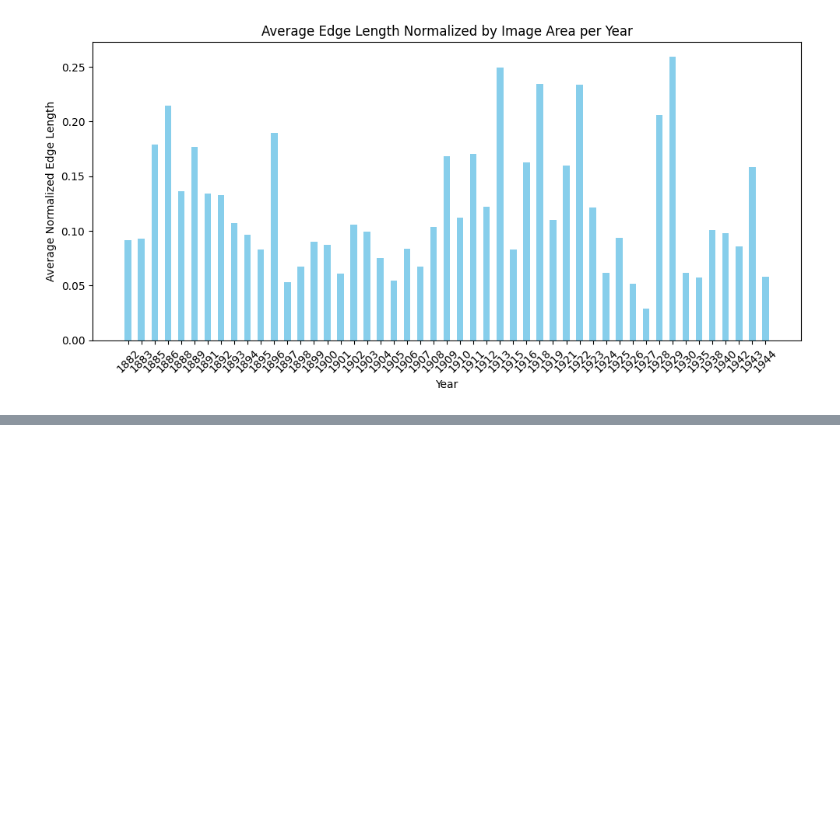
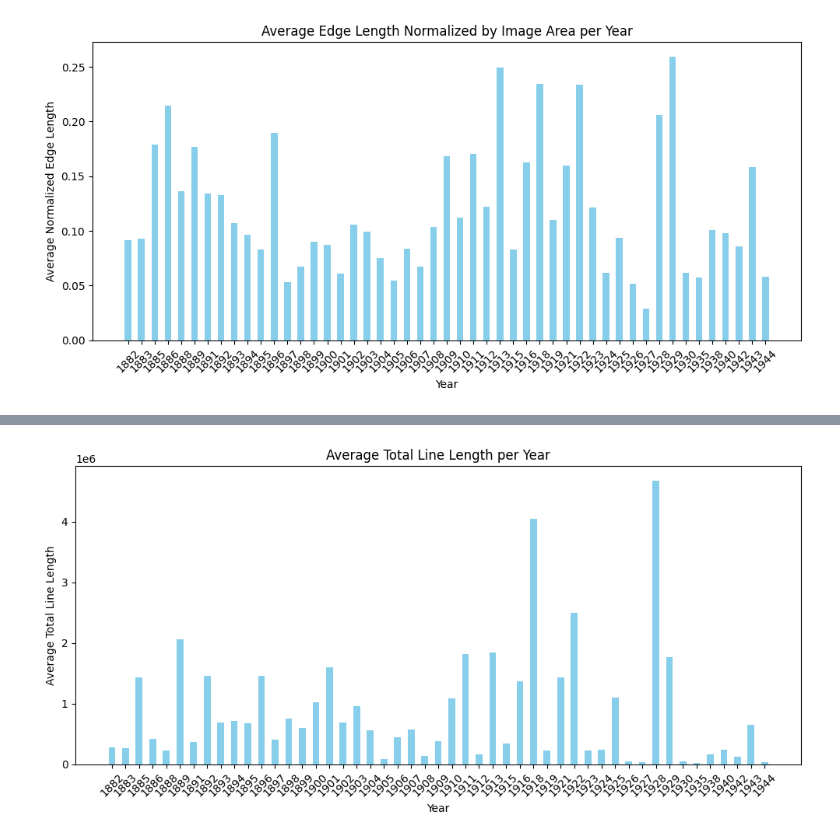
Before and after one commit to pryanik/i3_shades_of_mind, a Jupyter notebook: edges_analysis_munch.ipynb, the cells around one changed output, grey strips where cells are left out. Cells and saved outputs as stored; diff of their text form; code cells hidden in the pictures; blank space fills up the shorter version.

```diff
--- a/edges_analysis_munch.ipynb
+++ b/edges_analysis_munch.ipynb
@@ -95,0 +229,19 @@ plot_results(res)
+# %%
+def plot_results(results):
+    years = list(results.keys())
+    values = list(results.values())
+    bar_width = 0.5
+    plt.figure(figsize=(10, 5))
+    plt.bar(years, values, color='skyblue', width=bar_width)
+    plt.xlabel('Year')
+    plt.ylabel('Average Total Line Length')
+    plt.title('Average Total Line Length per Year')
+    plt.xticks(rotation=45)
+    plt.tight_layout()
+    plt.show()
+
+
+res = process_images(folder_path)
+plot_results(res)
+# %% [output]
+[figure, added]
```
Also changed, not shown: parts of 12 cells of this notebook.
